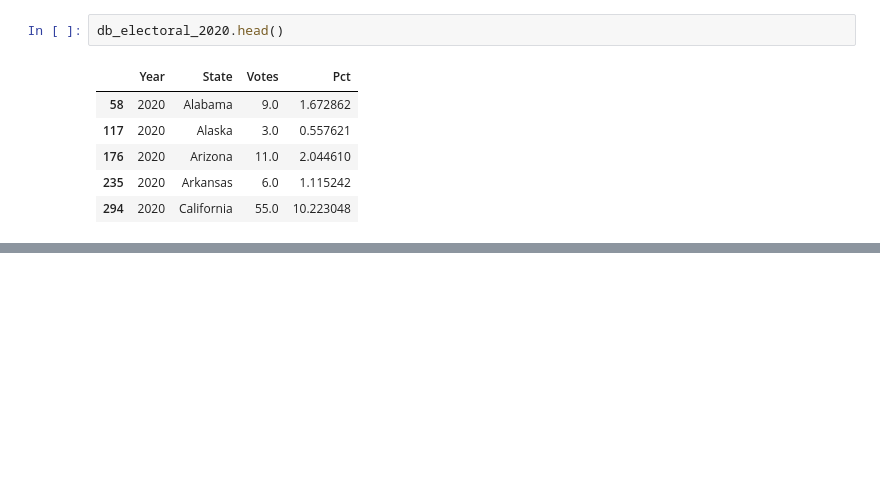
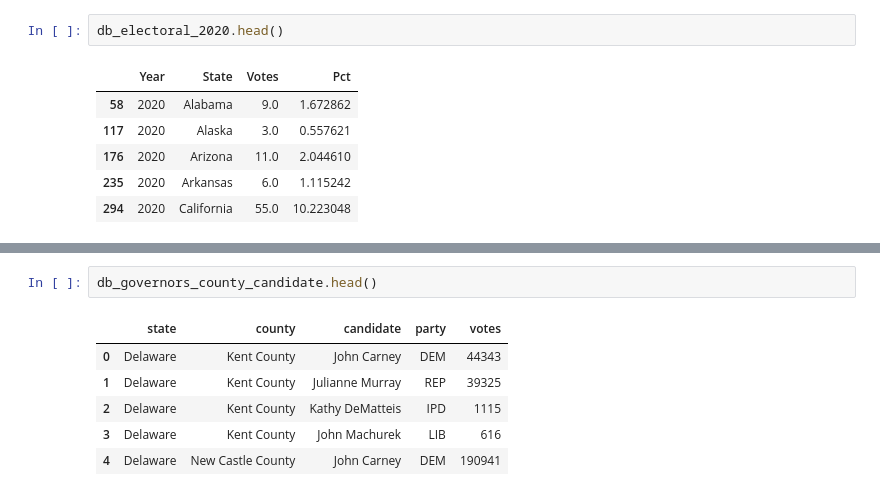
Before and after one commit to bmnds/uea-data-science-03-statistics, a Jupyter notebook: [Estatística04]_Trabalho_Final.ipynb, the cells around one changed output, grey strips where cells are left out. Saved outputs shown, nothing was run; the diff lists cells and outputs as text; blank space fills up the shorter version.

```diff
--- a/[Estatística04]_Trabalho_Final.ipynb
+++ b/[Estatística04]_Trabalho_Final.ipynb
@@ -223,0 +256,9 @@ db_electoral_2020.head()
+# %%
+db_governors_county_candidate.head()
+# %% [output]
+|  | state | county | candidate | party | votes |
+| 0 | Delaware | Kent County | John Carney | DEM | 44343 |
+| 1 | Delaware | Kent County | Julianne Murray | REP | 39325 |
+| 2 | Delaware | Kent County | Kathy DeMatteis | IPD | 1115 |
+| 3 | Delaware | Kent County | John Machurek | LIB | 616 |
+| 4 | Delaware | New Castle County | John Carney | DEM | 190941 |
```
Also changed, not shown: parts of 2 cells of this notebook.
